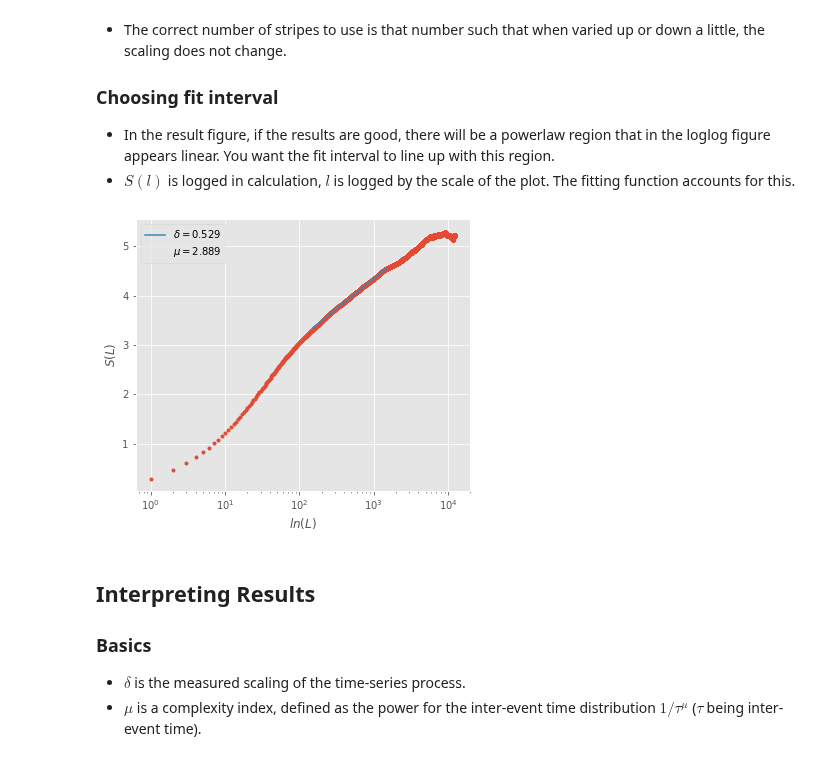
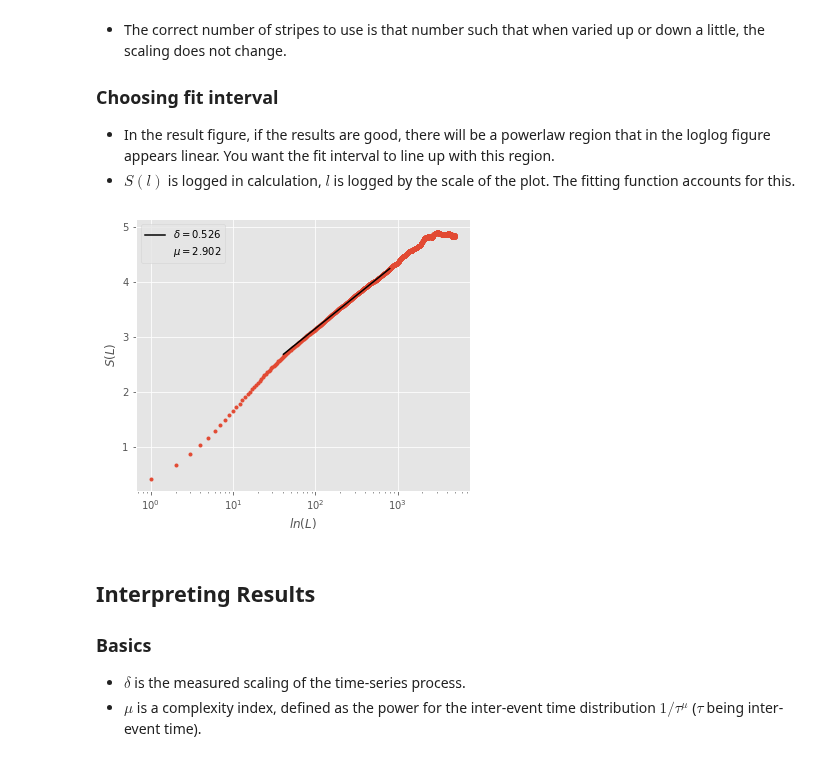
Before and after one commit to garland-culbreth/pymdea, a Jupyter notebook: dea.ipynb, the cells around one changed output. Drawn from its saved outputs; the diff is of its cells as text; code cells hidden in the pictures.

```diff
--- a/dea.ipynb
+++ b/dea.ipynb
@@ -25,11 +25,12 @@ plt.style.use('ggplot')
 
 Generators for Fractional Brownian Motion and a simple Random Walk, for testing purposes. If you have no data, use these to generate some.
 # %%
-length = 50000
+length = 20000
 # Hurst = 0.7
 # fGnSample = fgn(Length, Hurst)
 # fBmSample = fbm(Length, Hurst)
 
+np.random.seed(0)
 random_steps = np.random.choice([-1, 1], length)
 random_steps[0] = 0  # always start from 0
 random_walk = np.cumsum(random_steps)
@@ -75,11 +76,13 @@ def apply_stripes(data, stripes, show_plot):
     data_width = abs(max_data - min_data)
     stripe_size = data_width / stripes
     rounded_data = []
-    for i in range(len(data)):
-        if data[i] >= 0:
-            rounded_data.append(np.floor(data[i] / stripe_size))
-        elif data[i] < 0:
-            rounded_data.append(np.ceil(data[i] / stripe_size))
+    rounded_data = data.copy()
+    rounded_data = np.where(rounded_data >= 0,
+                            np.floor(rounded_data/stripe_size),
+                            rounded_data)
+    rounded_data = np.where(rounded_data < 0,
+                            np.ceil(rounded_data/stripe_size),
+                            rounded_data)
     if show_plot == 1:
         lines = np.linspace(min_data, max_data, num=stripes)
         plt.figure(figsize=(6, 5))
@@ -280,7 +284,7 @@ def dea_with_stripes(data, stripes, start, stop, data_plot):
 
     Returns
     ----------
-    figure
+    fig : figure
         A figure plotting S(l) vs. ln(l), overlaid with the fit
         line, labelled with the scaling and mu values.
     """
@@ -291,9 +295,9 @@ def dea_with_stripes(data, stripes, start, stop, data_plot):
     fit = get_scaling(s, L, start, stop)
     mu = get_mu(fit[1][0])
 
-    plt.figure(figsize = (6, 5))
+    fig = plt.figure(figsize = (6, 5))
     plt.plot(L, s, linestyle='', marker='.')
-    plt.plot(fit[0], fit[1][0] * np.log(fit[0]) + fit[1][1],
+    plt.plot(fit[0], fit[1][0] * np.log(fit[0]) + fit[1][1], color='k',
              label='$\delta = {}$'.format(np.round(fit[1][0], 3)))
     plt.plot([], [], linestyle='',
              label='$\mu = {}$'.format(np.round(mu, 3)))
@@ -302,6 +306,7 @@ def dea_with_stripes(data, stripes, start, stop, data_plot):
     plt.ylabel('$S(L)$')
     plt.legend(loc=0)
     plt.show()
+    return fig
 # %% [markdown]
 ## Work Cell
 
@@ -329,14 +334,14 @@ Everything you need to work with is in this cell.
 # %%
 ### ----WORK HERE---- ###
 data = random_walk
 number_of_stripes = 40  # needs to be at least 2
-fit_start = 150
-fit_stop = 1500
+fit_start = 40
+fit_stop = 800
 show_data_plot = 0  # set to 1 to see plot of data with stripes
 
-dea_with_stripes(data, number_of_stripes, fit_start, fit_stop, show_data_plot)
+result = dea_with_stripes(data, number_of_stripes, fit_start, fit_stop, show_data_plot)
 # %% [output]
-[figure, old version]
+[figure, new version]
 # %% [markdown]
 ## Interpreting Results
 
```
Also changed, not shown: parts of 3 cells of this notebook, 1 other file.
